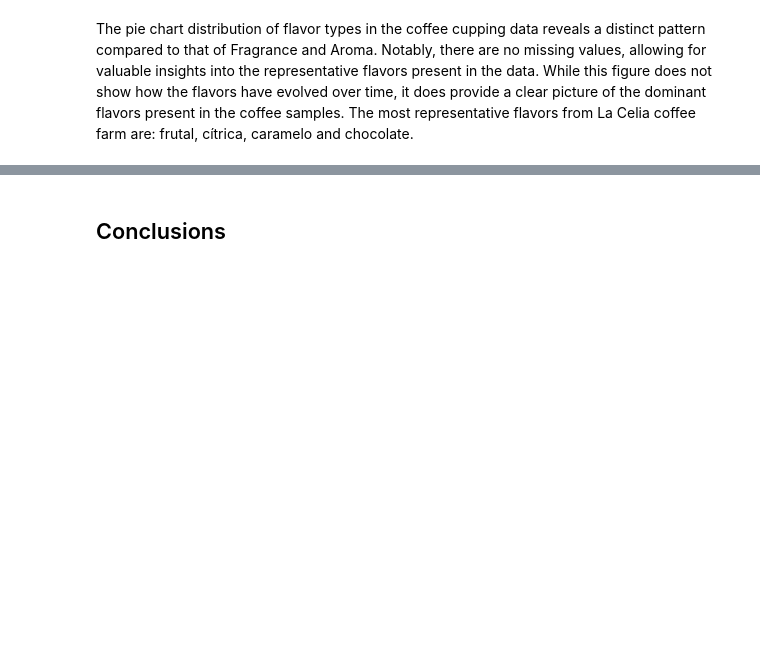
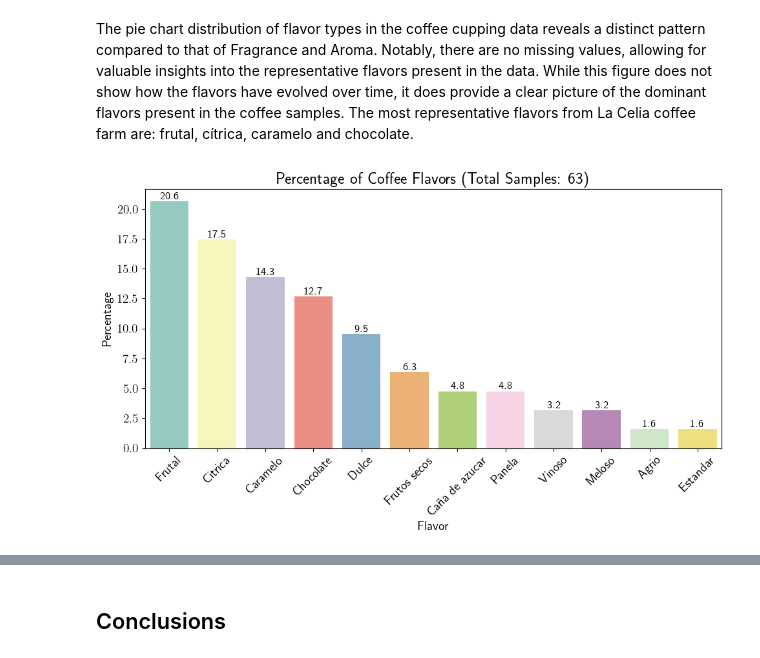
Before and after one commit to SRam3/Coffee_flavors_analyzer, a Jupyter notebook: notebooks/data_analysis.ipynb, the cells around one changed output, grey strips where cells are left out. Saved outputs shown, nothing was run; the diff lists cells and outputs as text; code cells hidden in the pictures; blank space fills up the shorter version.

```diff
--- a/notebooks/data_analysis.ipynb
+++ b/notebooks/data_analysis.ipynb
@@ -334,3 +338,29 @@ with plt.rc_context({"text.usetex": False}):
 # %% [markdown]
 The pie chart distribution of flavor types in the coffee cupping data reveals a distinct pattern compared to that of Fragrance and Aroma. Notably, there are no missing values, allowing for valuable insights into the representative flavors present in the data. While this figure does not show how the flavors have evolved over time, it does provide a clear picture of the dominant flavors present in the coffee samples.
 The most representative flavors from La Celia coffee farm are: frutal, cítrica, caramelo and chocolate.
+# %%
+# Bar plot with percentage labels and total coffee samples
+plt.figure(figsize=(10, 6))
+
+# Calculate percentages
+flavor_percentage = (flavor / flavor.sum()) * 100
+
+# Plot the bar plot with percentages
+ax = sns.barplot(x=flavor_percentage.index, y=flavor_percentage.values, palette="Set3")
+
+# Add percentage labels on top of each bar
+for i in ax.containers:
+    ax.bar_label(i, fmt="%.1f%%", label_type="edge", fontsize=12)
+
+# Display total coffee samples
+total_samples = flavor.sum()
+plt.title(f"Percentage of Coffee Flavors (Total Samples: {total_samples})", fontsize=18)
+plt.xlabel("Flavor", fontsize=14)
+plt.ylabel("Percentage", fontsize=14)
+plt.xticks(rotation=45)
+plt.tight_layout()
+plt.savefig("coffe_bar_plot.png", dpi=300, bbox_inches='tight')
+
+plt.show()
+# %% [output]
+[figure, added]
```
Also changed, not shown: parts of 13 cells of this notebook, 6 other files.
